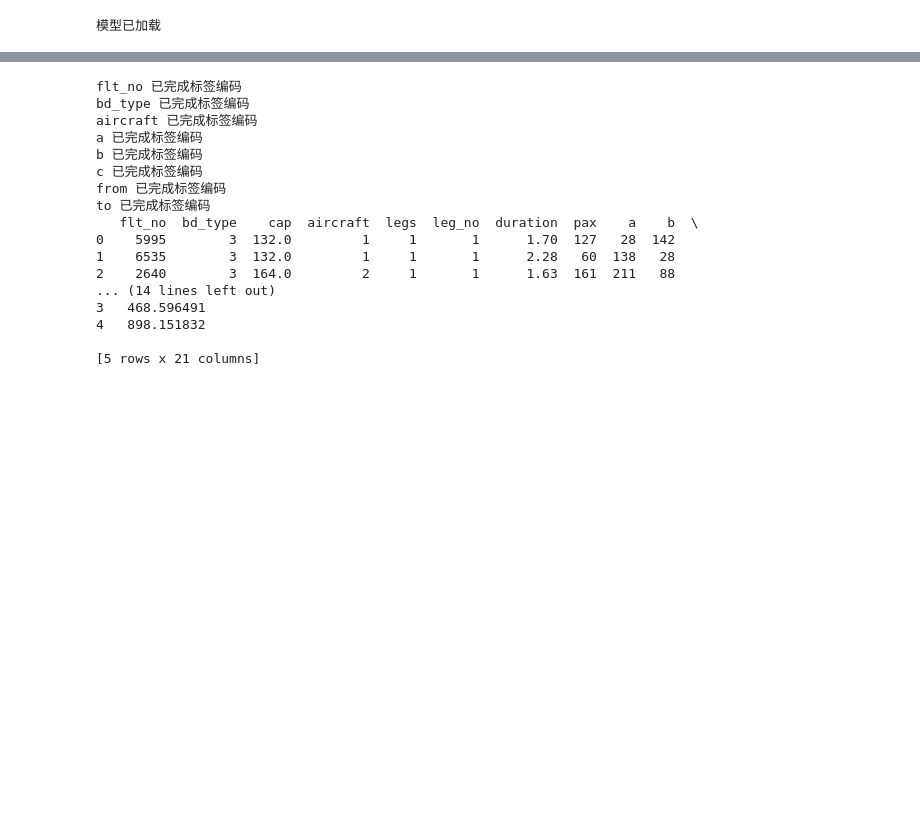
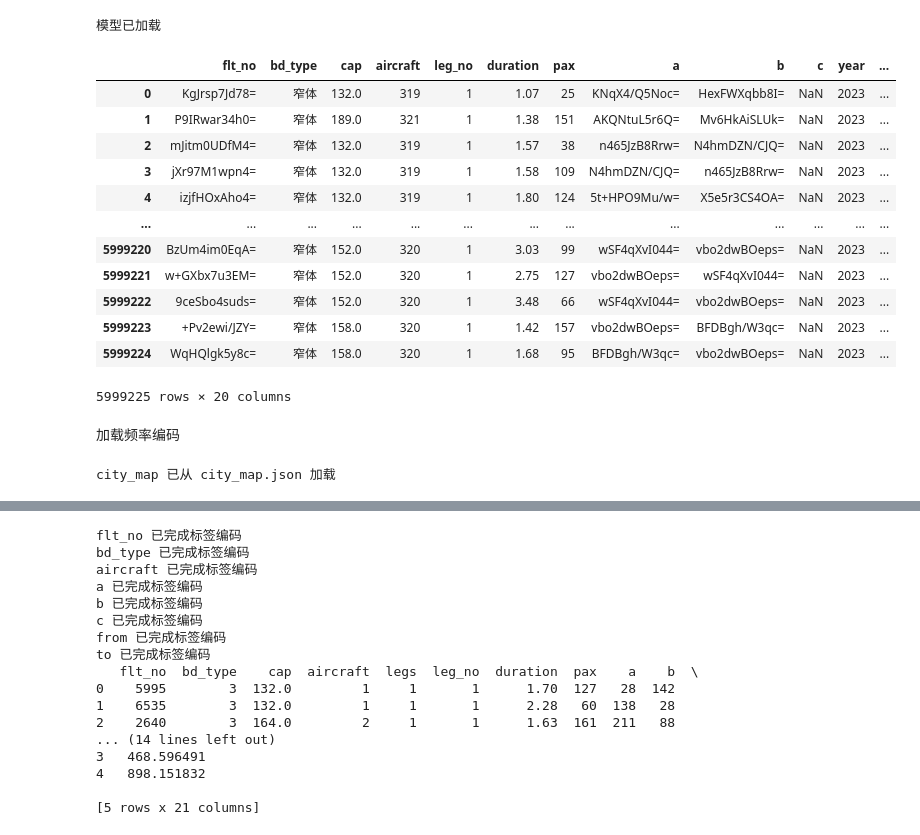
Before and after one commit to Yu-Code666/hh, a Jupyter notebook: 课题1/阶段2-解析过程.ipynb, the cells around one changed output, grey strips where cells are left out. Drawn from its saved outputs; the diff is of its cells as text; code cells hidden in the pictures; blank space fills up the shorter version.

```diff
--- a/课题1/阶段2-解析过程.ipynb
+++ b/课题1/阶段2-解析过程.ipynb
@@ -40,4 +40,31 @@ print("模型已加载")
 模型已加载
 # %%
 # 加载数据
-data = pd.read_csv('../../data-hh/my/202410221653-processed.csv', dtype={'aircraft': str})
+data = pd.read_csv('../../data-hh/my/hh_result/result_all_no_legs.csv', dtype={'aircraft': str})
+data
+# %% [output]
+|  | flt_no | bd_type | cap | aircraft | leg_no | duration | pax | a | b | c | year | ... |
+| 0 | KgJrsp7Jd78= | 窄体 | 132.0 | 319 | 1 | 1.07 | 25 | KNqX4/Q5Noc= | HexFWXqbb8I= | NaN | 2023 | ... |
+| 1 | P9IRwar34h0= | 窄体 | 189.0 | 321 | 1 | 1.38 | 151 | AKQNtuL5r6Q= | Mv6HkAiSLUk= | NaN | 2023 | ... |
+| 2 | mJitm0UDfM4= | 窄体 | 132.0 | 319 | 1 | 1.57 | 38 | n465JzB8Rrw= | N4hmDZN/CJQ= | NaN | 2023 | ... |
+| 3 | jXr97M1wpn4= | 窄体 | 132.0 | 319 | 1 | 1.58 | 109 | N4hmDZN/CJQ= | n465JzB8Rrw= | NaN | 2023 | ... |
+| 4 | izjfHOxAho4= | 窄体 | 132.0 | 319 | 1 | 1.80 | 124 | 5t+HPO9Mu/w= | X5e5r3CS4OA= | NaN | 2023 | ... |
+| ... | ... | ... | ... | ... | ... | ... | ... | ... | ... | ... | ... | ... |
+| 5999220 | BzUm4im0EqA= | 窄体 | 152.0 | 320 | 1 | 3.03 | 99 | wSF4qXvI044= | vbo2dwBOeps= | NaN | 2023 | ... |
+| 5999221 | w+GXbx7u3EM= | 窄体 | 152.0 | 320 | 1 | 2.75 | 127 | vbo2dwBOeps= | wSF4qXvI044= | NaN | 2023 | ... |
+| 5999222 | 9ceSbo4suds= | 窄体 | 152.0 | 320 | 1 | 3.48 | 66 | wSF4qXvI044= | vbo2dwBOeps= | NaN | 2023 | ... |
+| 5999223 | +Pv2ewi/JZY= | 窄体 | 158.0 | 320 | 1 | 1.42 | 157 | vbo2dwBOeps= | BFDBgh/W3qc= | NaN | 2023 | ... |
+| 5999224 | WqHQlgk5y8c= | 窄体 | 158.0 | 320 | 1 | 1.68 | 95 | BFDBgh/W3qc= | vbo2dwBOeps= | NaN | 2023 | ... |
+5999225 rows × 20 columns
+# %% [markdown]
+加载频率编码
+# %%
+import json
+
+# 从 JSON 文件加载 city_map
+with open('../../data-hh/my/encoder/city_map_频率编码.json', 'r') as f:
+    city_map = json.load(f)
+
+print("city_map 已从 city_map.json 加载")
+# %% [output]
+city_map 已从 city_map.json 加载
```
Also changed, not shown: parts of 3 cells of this notebook, 7 other files.
